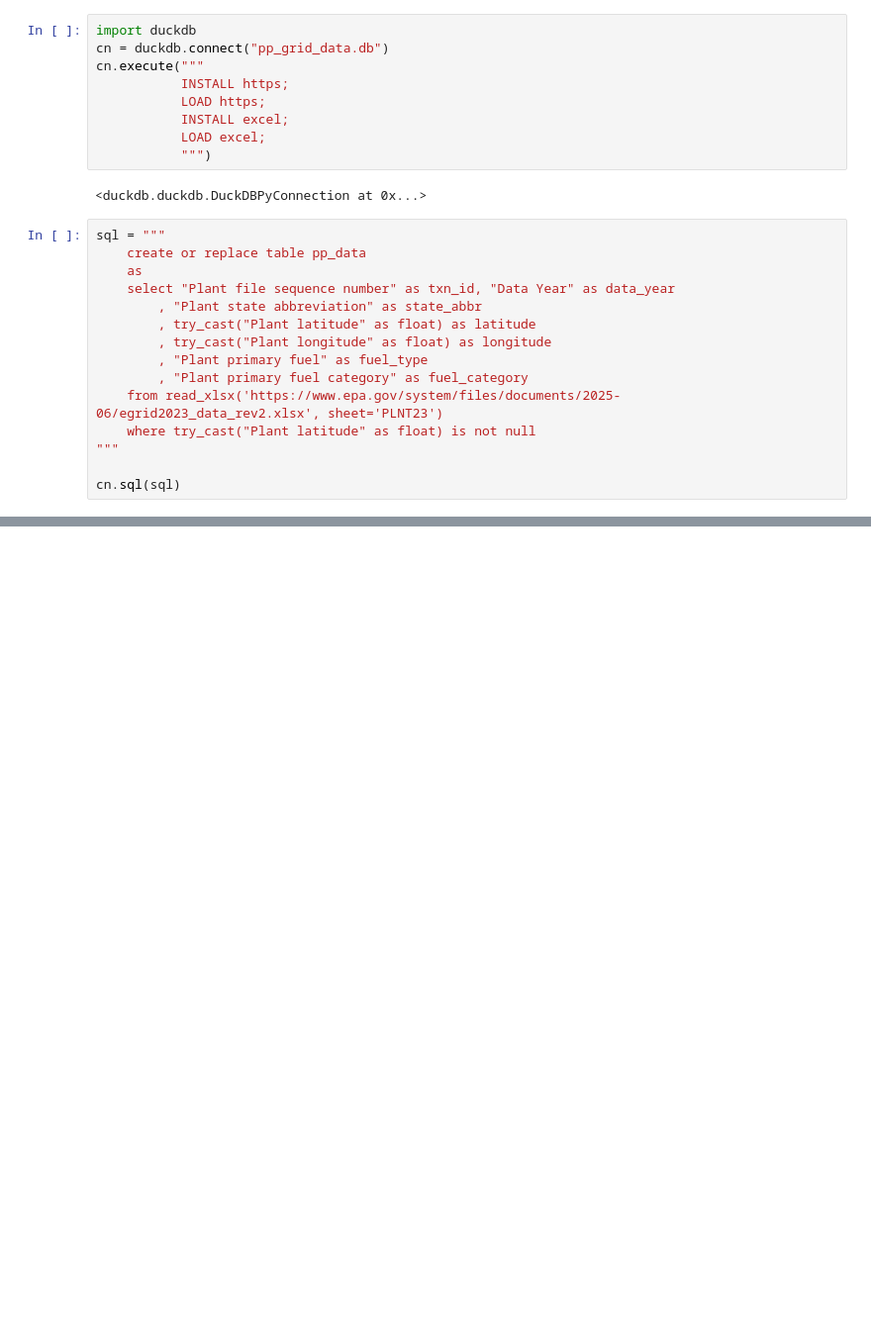
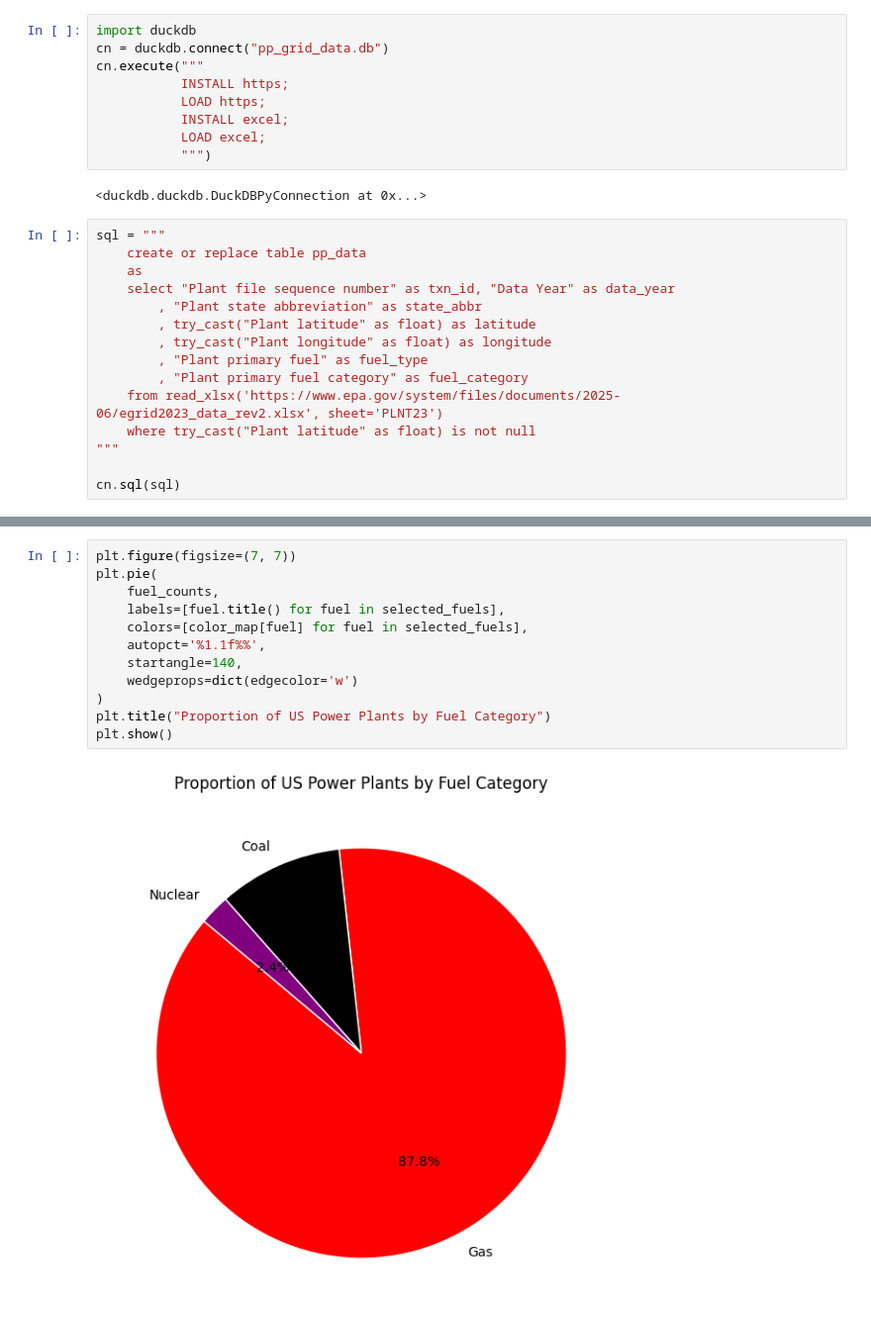
Before and after one commit to mattmartin14/dream_machine, a Jupyter notebook: sandbox/power and maps/scratchpad.ipynb, the cells around one changed output, grey strips where cells are left out. Shown: that part at 99% size. Saved outputs shown, nothing was run; the diff lists cells and outputs as text; blank space fills up the shorter version.

```diff
--- a/sandbox/power and maps/scratchpad.ipynb
+++ b/sandbox/power and maps/scratchpad.ipynb
@@ -292,0 +111,14 @@ plt.show()
+# %%
+plt.figure(figsize=(7, 7))
+plt.pie(
+    fuel_counts,
+    labels=[fuel.title() for fuel in selected_fuels],
+    colors=[color_map[fuel] for fuel in selected_fuels],
+    autopct='%1.1f%%',
+    startangle=140,
+    wedgeprops=dict(edgecolor='w')
+)
+plt.title("Proportion of US Power Plants by Fuel Category")
+plt.show()
+# %% [output]
+[figure, added]
```
Also changed, not shown: parts of 10 cells of this notebook.
